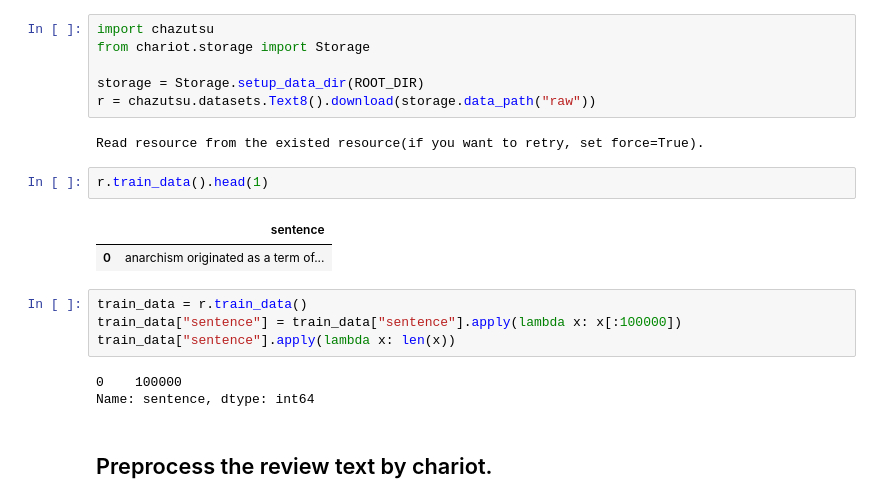
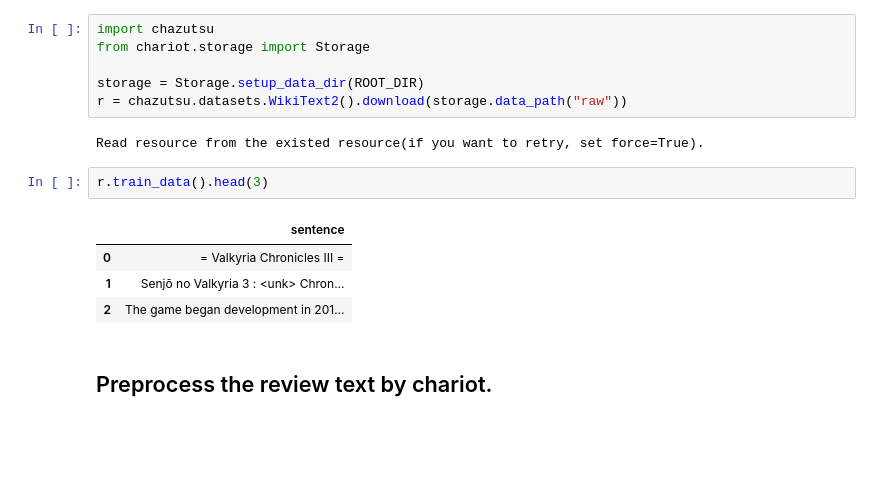
Before and after one commit to chakki-works/chariot, a Jupyter notebook: notebooks/language modeling.ipynb, the cells around one changed output. Cells and saved outputs as stored; diff of their text form; blank space fills up the shorter version.

```diff
--- a/notebooks/language modeling.ipynb
+++ b/notebooks/language modeling.ipynb
@@ -40,21 +42,16 @@ import chazutsu
 from chariot.storage import Storage
 
 storage = Storage.setup_data_dir(ROOT_DIR)
-r = chazutsu.datasets.Text8().download(storage.data_path("raw"))
+r = chazutsu.datasets.WikiText2().download(storage.data_path("raw"))
 # %% [output]
 Read resource from the existed resource(if you want to retry, set force=True).
 # %%
-r.train_data().head(1)
+r.train_data().head(3)
 # %% [output]
 |  | sentence |
-| 0 | anarchism originated as a term of... |
+| 0 | = Valkyria Chronicles III = |
+| 1 | Senjō no Valkyria 3 : <unk> Chron... |
+| 2 | The game began development in 201... |
-# %%
-train_data = r.train_data()
-train_data["sentence"] = train_data["sentence"].apply(lambda x: x[:100000])
-train_data["sentence"].apply(lambda x: len(x))
-# %% [output]
-0    100000
-Name: sentence, dtype: int64
 # %% [markdown]
 ## Preprocess the review text by chariot.
 # %% [markdown]
```
Also changed, not shown: parts of 10 cells of this notebook, 12 other files.
